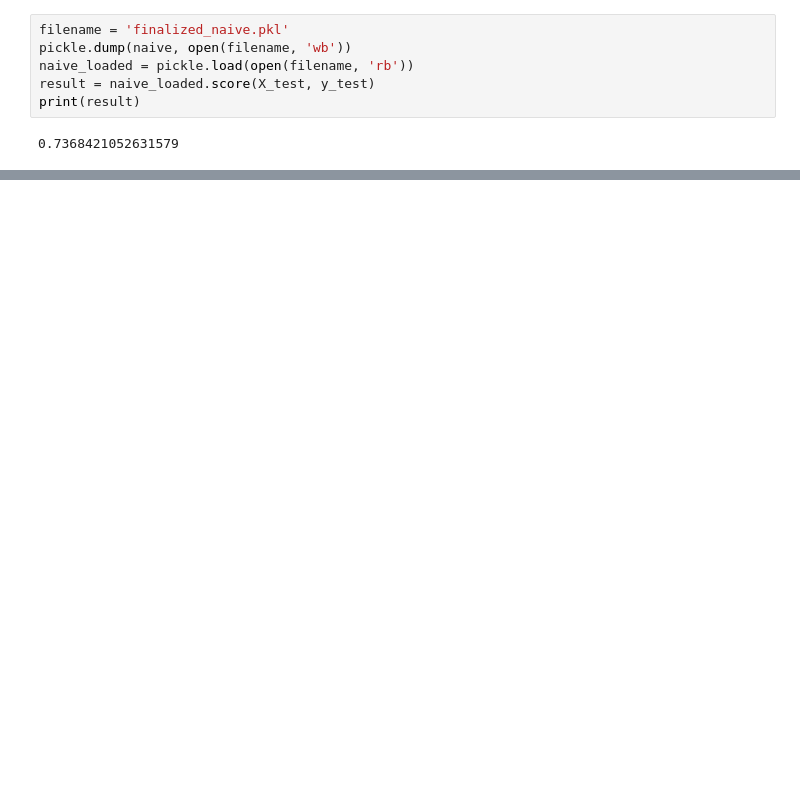
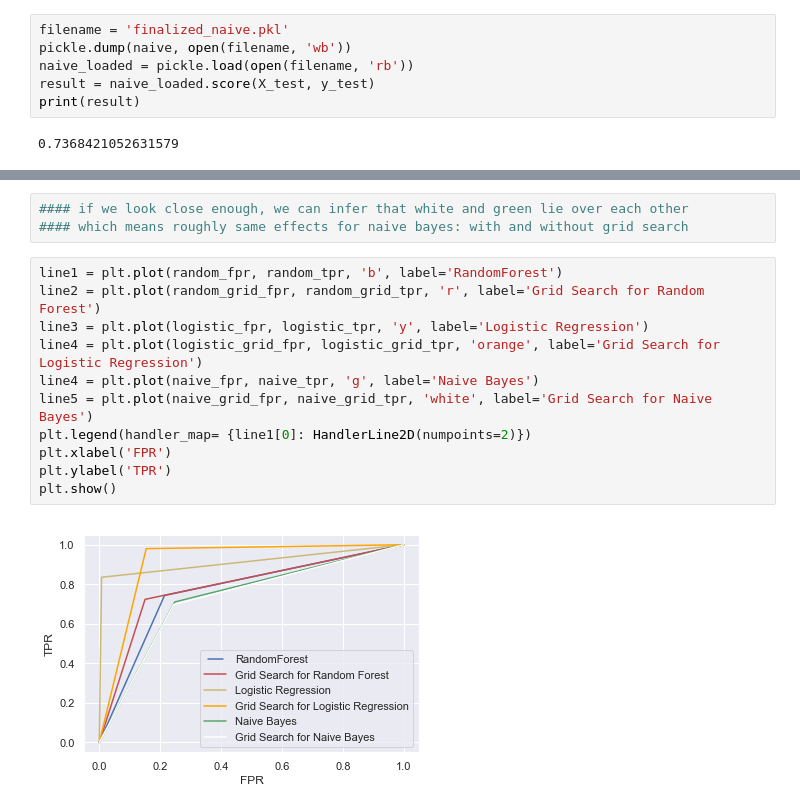
Before and after one commit to PriyaShrinithi/Titanic, a Jupyter notebook: Titanic.ipynb, the cells around one changed output, grey strips where cells are left out. Drawn from its saved outputs; the diff is of its cells as text; blank space fills up the shorter version.

```diff
--- a/Titanic.ipynb
+++ b/Titanic.ipynb
@@ -1422,0 +1540,16 @@ print(result)
+# %%
+#### if we look close enough, we can infer that white and green lie over each other
+#### which means roughly same effects for naive bayes: with and without grid search
+# %%
+line1 = plt.plot(random_fpr, random_tpr, 'b', label='RandomForest')
+line2 = plt.plot(random_grid_fpr, random_grid_tpr, 'r', label='Grid Search for Random Forest')
+line3 = plt.plot(logistic_fpr, logistic_tpr, 'y', label='Logistic Regression')
+line4 = plt.plot(logistic_grid_fpr, logistic_grid_tpr, 'orange', label='Grid Search for Logistic Regression')
+line4 = plt.plot(naive_fpr, naive_tpr, 'g', label='Naive Bayes')
+line5 = plt.plot(naive_grid_fpr, naive_grid_tpr, 'white', label='Grid Search for Naive Bayes')
+plt.legend(handler_map= {line1[0]: HandlerLine2D(numpoints=2)})
+plt.xlabel('FPR')
+plt.ylabel('TPR')
+plt.show()
+# %% [output]
+[figure, added]
```
Also changed, not shown: parts of 40 cells of this notebook.
